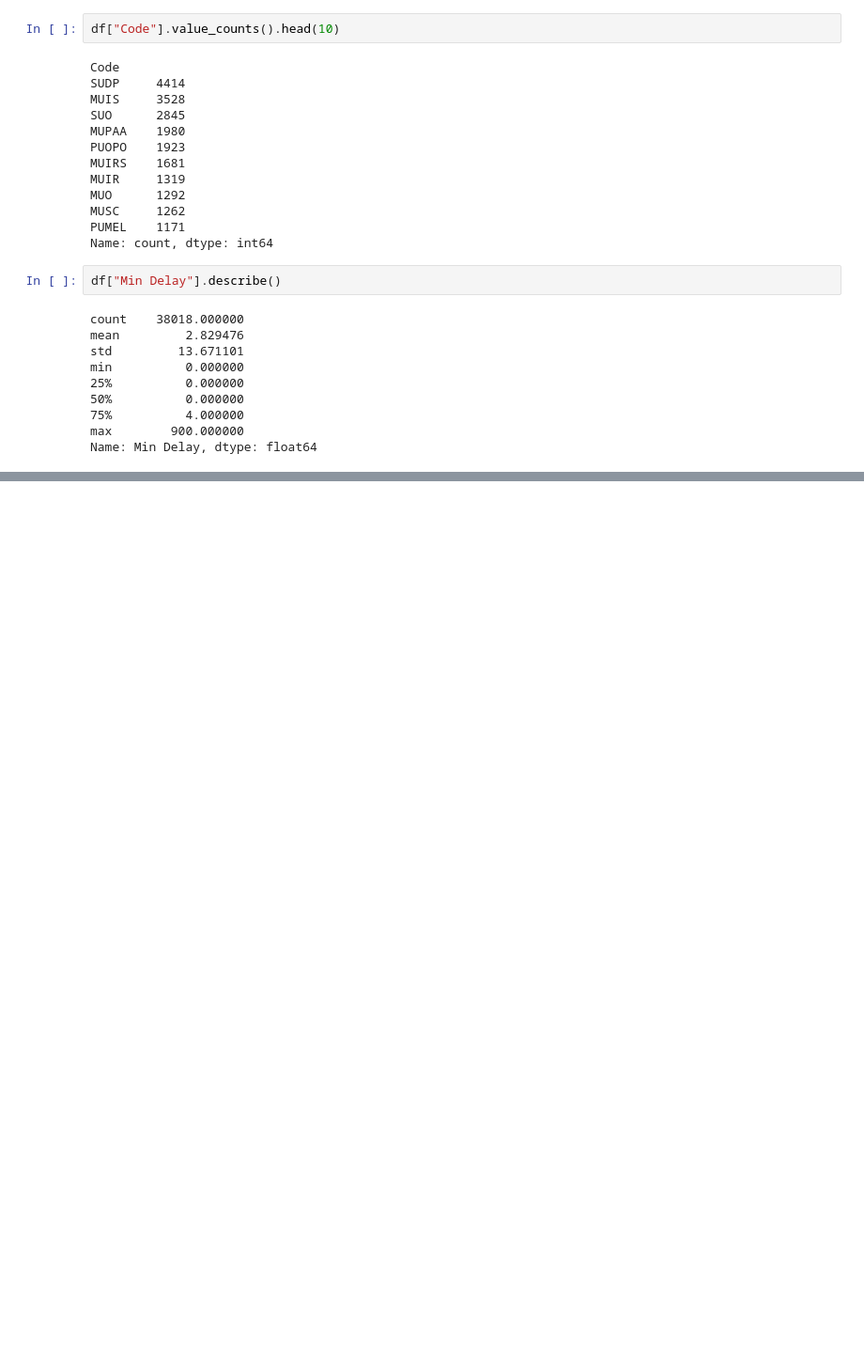
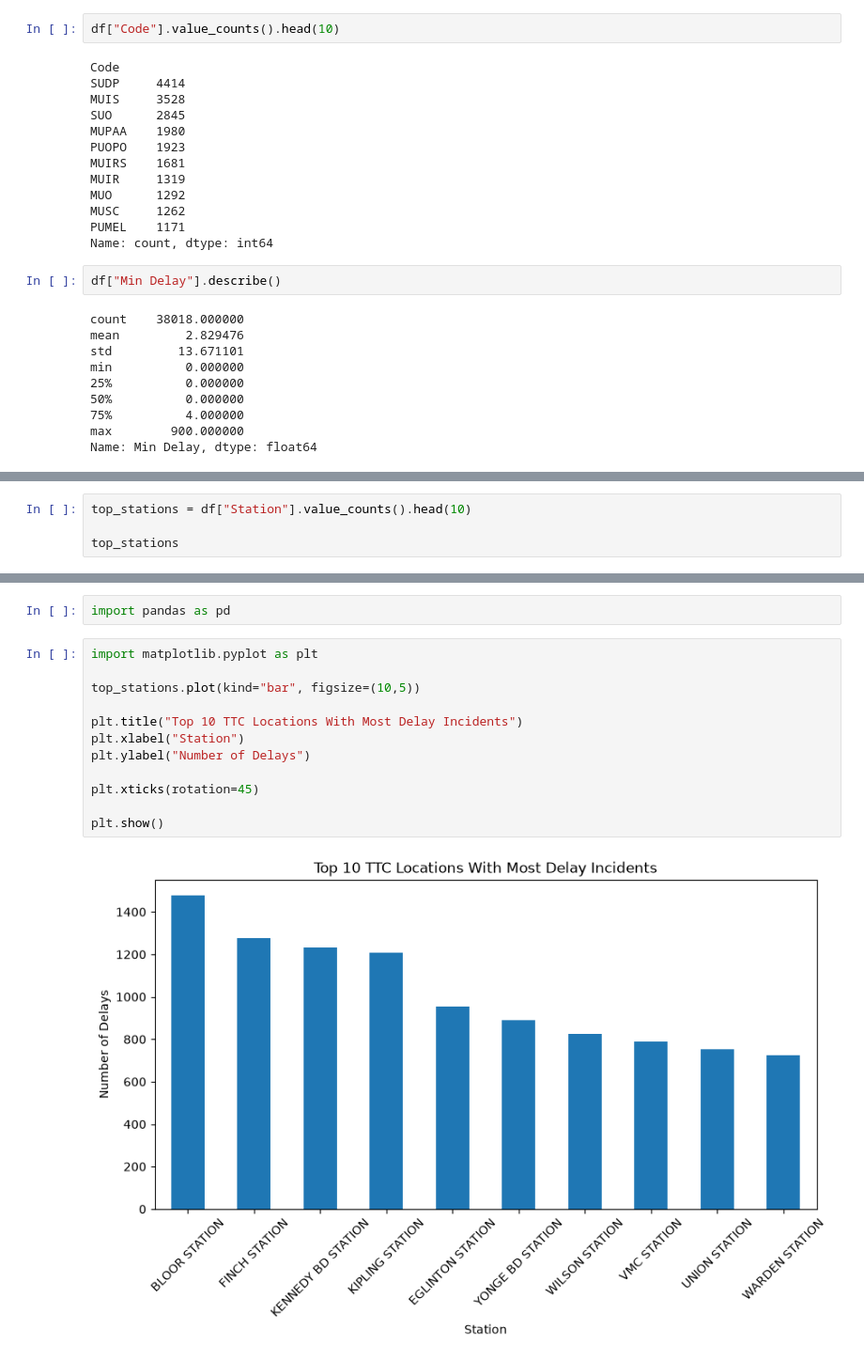
Before and after one commit to SaihajSaini/Toronto-TTC-Delay-Intelligence-Dashboard, a Jupyter notebook: Notebooks/01_ttc_data_exploration.ipynb, the cells around one changed output, grey strips where cells are left out. Shown at 94% size. Saved outputs shown, nothing was run; the diff lists cells and outputs as text; blank space fills up the shorter version.

Commit message:
Added TTC delay location analysis and visualization

```diff
--- a/Notebooks/01_ttc_data_exploration.ipynb
+++ b/Notebooks/01_ttc_data_exploration.ipynb
@@ -200 +199,5 @@ Matplotlib is building the font cache; this may take a moment.
 [figure]
+# %%
+top_stations = df["Station"].value_counts().head(10)
+
+top_stations
@@ -200,0 +217,16 @@ Matplotlib is building the font cache; this may take a moment.
+# %%
+import pandas as pd
+# %%
+import matplotlib.pyplot as plt
+
+top_stations.plot(kind="bar", figsize=(10,5))
+
+plt.title("Top 10 TTC Locations With Most Delay Incidents")
+plt.xlabel("Station")
+plt.ylabel("Number of Delays")
+
+plt.xticks(rotation=45)
+
+plt.show()
+# %% [output]
+[figure, added]
```
Also changed, not shown: parts of 2 cells of this notebook.
